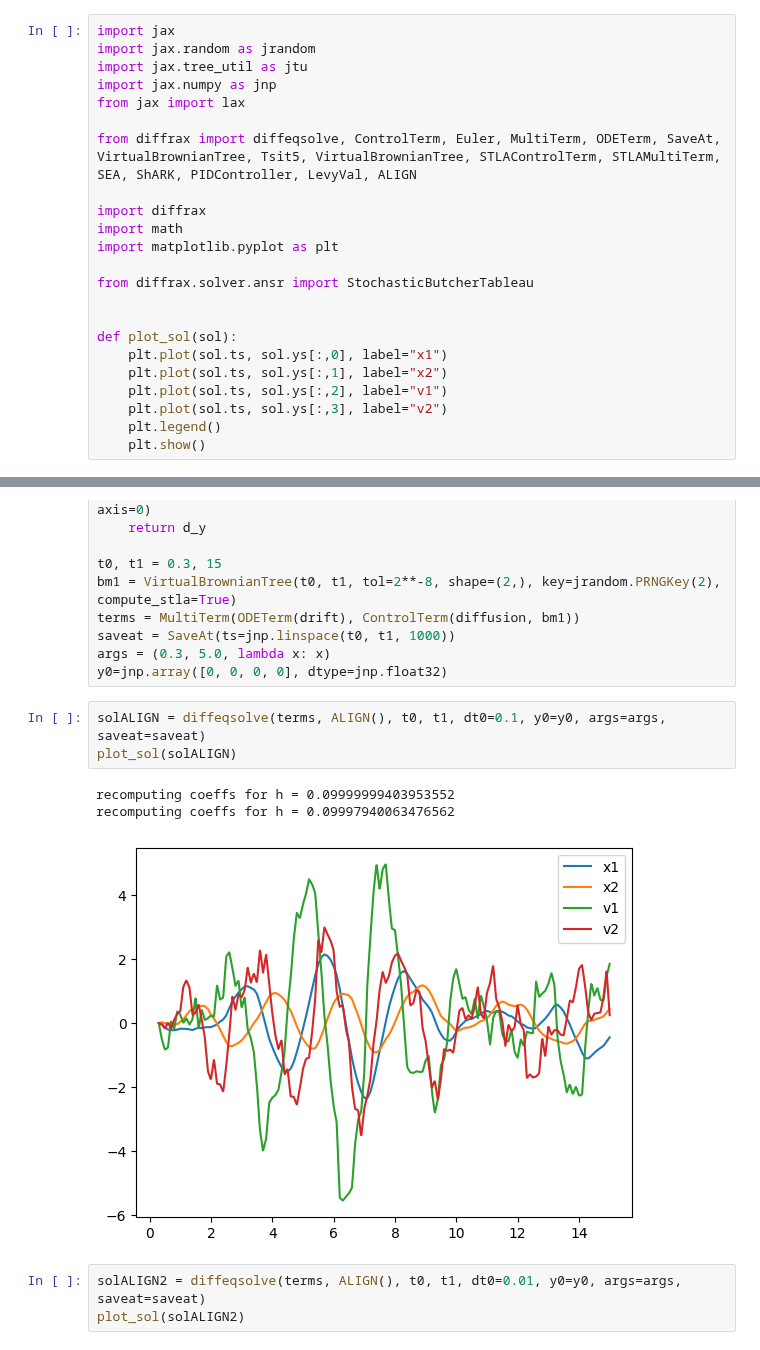
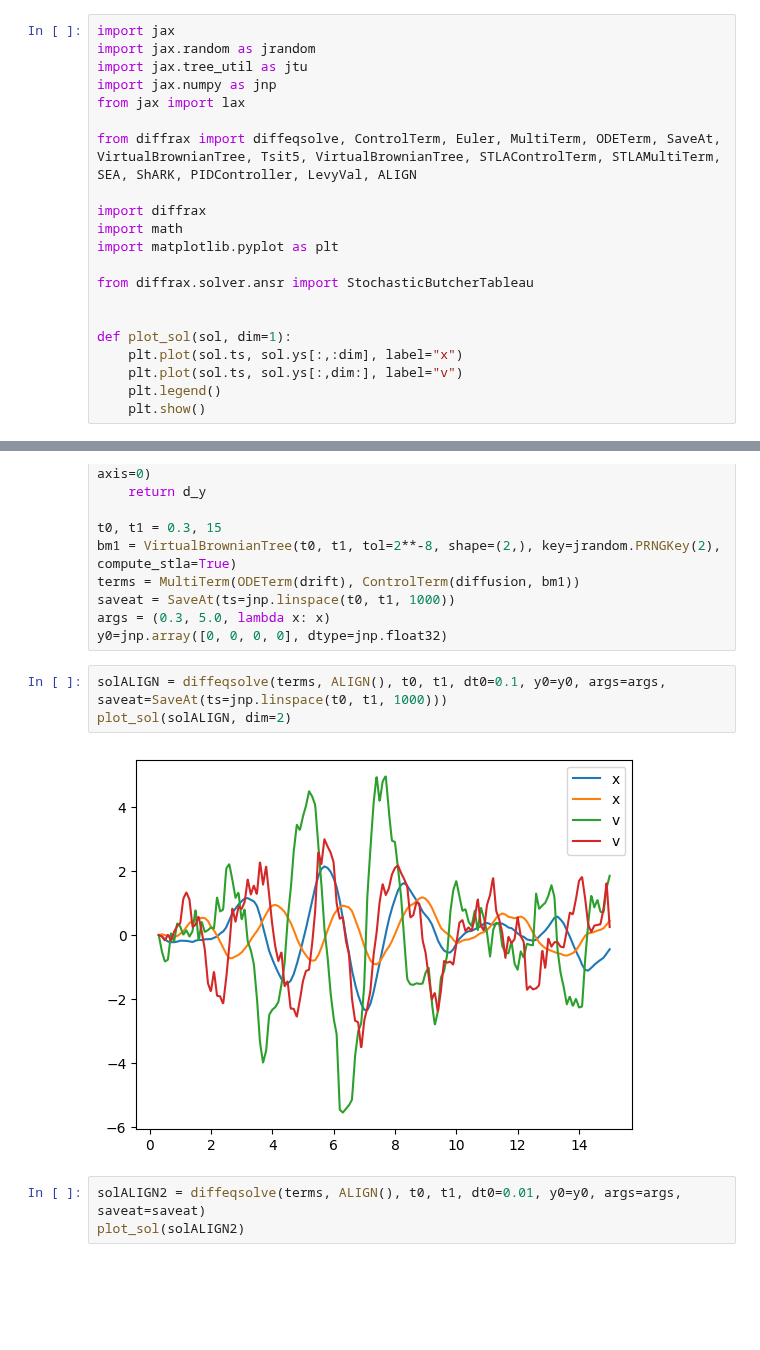
Before and after one commit to andyElking/diffrax_STLA, a Jupyter notebook: Langevin_test.ipynb, the cells around one changed output, grey strips where cells are left out. Saved outputs shown, nothing was run; the diff lists cells and outputs as text; blank space fills up the shorter version.

```diff
--- a/Langevin_test.ipynb
+++ b/Langevin_test.ipynb
@@ -14,11 +14,9 @@ import matplotlib.pyplot as plt
 from diffrax.solver.ansr import StochasticButcherTableau
 
 
-def plot_sol(sol):
-    plt.plot(sol.ts, sol.ys[:,0], label="x1")
-    plt.plot(sol.ts, sol.ys[:,1], label="x2")
-    plt.plot(sol.ts, sol.ys[:,2], label="v1")
-    plt.plot(sol.ts, sol.ys[:,3], label="v2")
+def plot_sol(sol, dim=1):
+    plt.plot(sol.ts, sol.ys[:,:dim], label="x")
+    plt.plot(sol.ts, sol.ys[:,dim:], label="v")
     plt.legend()
     plt.show()
 # %%
@@ -43,12 +41,10 @@ saveat = SaveAt(ts=jnp.linspace(t0, t1, 1000))
 args = (0.3, 5.0, lambda x: x)
 y0=jnp.array([0, 0, 0, 0], dtype=jnp.float32)
 # %%
-solALIGN = diffeqsolve(terms, ALIGN(), t0, t1, dt0=0.1, y0=y0, args=args, saveat=saveat)
-plot_sol(solALIGN)
+solALIGN = diffeqsolve(terms, ALIGN(), t0, t1, dt0=0.1, y0=y0, args=args, saveat=SaveAt(ts=jnp.linspace(t0, t1, 1000)))
+plot_sol(solALIGN, dim=2)
 # %% [output]
-recomputing coeffs for h = 0.09999999403953552
-recomputing coeffs for h = 0.09997940063476562
-[figure, old version]
+[figure, new version]
 # %%
 solALIGN2 = diffeqsolve(terms, ALIGN(), t0, t1, dt0=0.01, y0=y0, args=args, saveat=saveat)
 plot_sol(solALIGN2)
```
Also changed, not shown: 3 other files.
